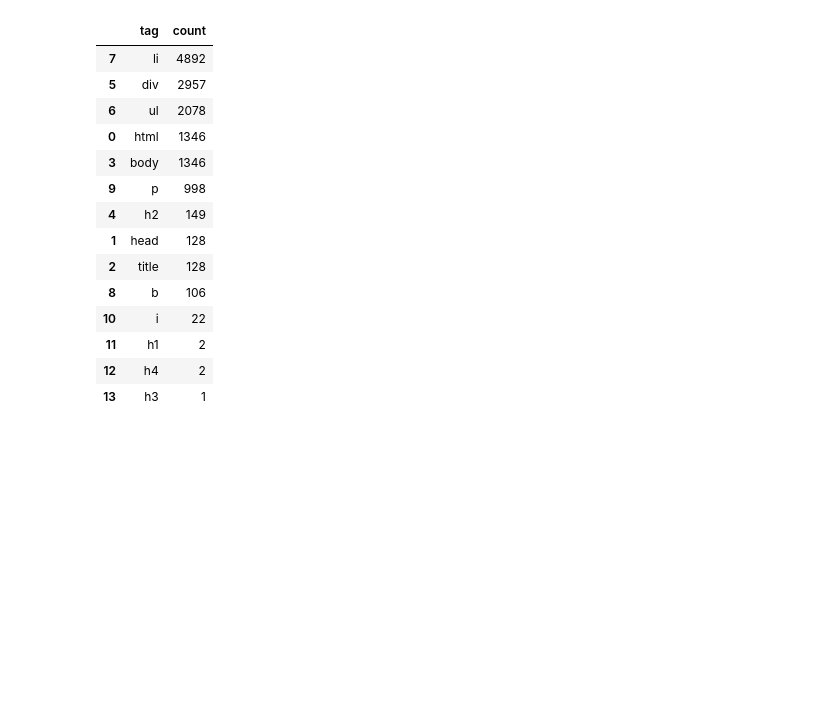
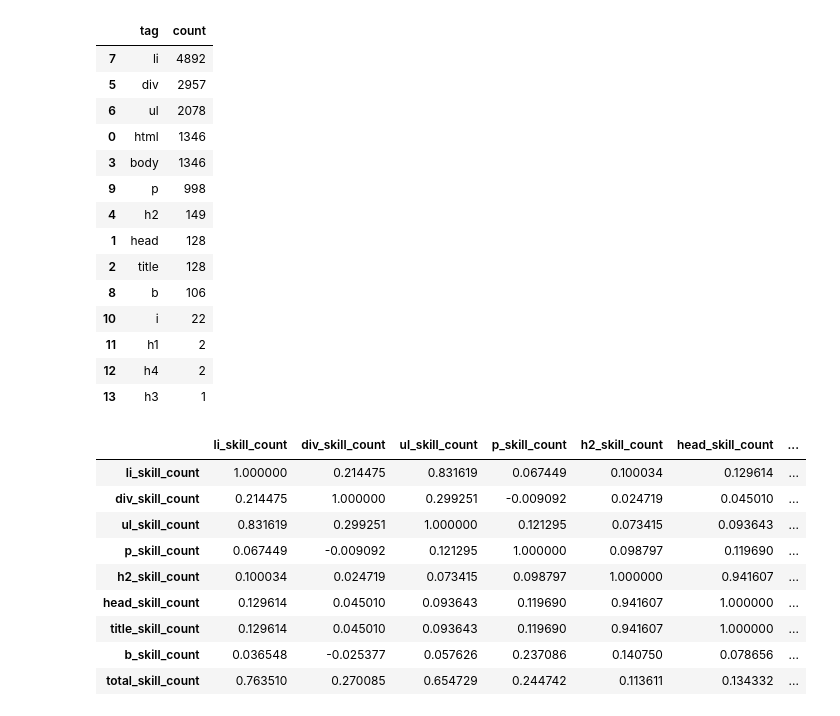
Before and after one commit to yuchild/magnimind_projects, a Jupyter notebook: resume_nlp.ipynb, the cells around one changed output. Drawn from its saved outputs; the diff is of its cells as text; code cells hidden in the pictures; blank space fills up the shorter version.

Commit message:
Updated 2025-03-22 Tags where skills are located

```diff
--- a/resume_nlp.ipynb
+++ b/resume_nlp.ipynb
@@ -111,4 +116,81 @@ df_skill_tags
 | 11 | h1 | 2 |
 | 12 | h4 | 2 |
 | 13 | h3 | 1 |
+# %%
+tags_of_interest = ["li", "div", "ul", "p", "h2", "head", "title", "b"]
+
+# Initialize columns (set them to 0 for starters)
+for t in tags_of_interest:
+    col_name = f"{t}_skill_count"
+    df_jobs[col_name] = 0
+
+# Also track total skill mentions in entire doc
+df_jobs["total_skill_count"] = 0
+
+# Directory with HTML job postings
+job_postings_dir = "./data/job_postings"
+
+def count_skills_in_text(text, skill_list):
+    """
+    Given a piece of text, return how many skill keywords appear.
+    We count each skill presence once, even if it appears multiple times.
+    If you want to count duplicates, you'd do something more thorough.
+    """
+    text_lower = text.lower()
+    count = 0
+    for skill in skill_list:
+        if skill in text_lower:
+            count += 1
+    return count
+
+# Iterate through df_jobs
+for idx, row in df_jobs.iterrows():
+    filename = row["filename"]
+    file_path = os.path.join(job_postings_dir, filename)
+
+    # Open and parse the HTML
+    try:
+        with open(file_path, 'r', encoding='utf-8') as f:
+            html_content = f.read()
+        soup = BeautifulSoup(html_content, "html.parser")
+    except FileNotFoundError:
+        # If the file doesn't exist or there's an error, skip
+        continue
+
+    # Track a total skill count across entire doc
+    total_skills_in_doc = count_skills_in_text(soup.get_text(separator=' ', strip=True), skill_keywords)
+    df_jobs.loc[idx, "total_skill_count"] = total_skills_in_doc
+
+    # Now, for each tag_of_interest, find all tags and sum skill counts
+    for t in tags_of_interest:
+        skill_count_for_tag = 0
+
+        # find_all(...) gets all occurrences of that tag
+        tags_found = soup.find_all(t)
+
+        # Sum up how many skill keywords are present in each tag's text
+        for tag_element in tags_found:
+            tag_text = tag_element.get_text(separator=' ', strip=True)
+            # Either increment by 1 for each skill found
+            # or do a cumulative sum if you want to count duplicates
+            skill_count_for_tag += count_skills_in_text(tag_text, skill_keywords)
+
+        col_name = f"{t}_skill_count"
+        df_jobs.loc[idx, col_name] = skill_count_for_tag
+
+
+tag_columns = [f"{t}_skill_count" for t in tags_of_interest]
+corr_matrix = df_jobs[tag_columns + ["total_skill_count"]].corr()
+corr_matrix
+# %% [output]
+|  | li_skill_count | div_skill_count | ul_skill_count | p_skill_count | h2_skill_count | head_skill_count | ... |
+| li_skill_count | 1.000000 | 0.214475 | 0.831619 | 0.067449 | 0.100034 | 0.129614 | ... |
+| div_skill_count | 0.214475 | 1.000000 | 0.299251 | -0.009092 | 0.024719 | 0.045010 | ... |
+| ul_skill_count | 0.831619 | 0.299251 | 1.000000 | 0.121295 | 0.073415 | 0.093643 | ... |
+| p_skill_count | 0.067449 | -0.009092 | 0.121295 | 1.000000 | 0.098797 | 0.119690 | ... |
+| h2_skill_count | 0.100034 | 0.024719 | 0.073415 | 0.098797 | 1.000000 | 0.941607 | ... |
+| head_skill_count | 0.129614 | 0.045010 | 0.093643 | 0.119690 | 0.941607 | 1.000000 | ... |
+| title_skill_count | 0.129614 | 0.045010 | 0.093643 | 0.119690 | 0.941607 | 1.000000 | ... |
+| b_skill_count | 0.036548 | -0.025377 | 0.057626 | 0.237086 | 0.140750 | 0.078656 | ... |
+| total_skill_count | 0.763510 | 0.270085 | 0.654729 | 0.244742 | 0.113611 | 0.134332 | ... |
 # %%
```
Also changed, not shown: parts of 9 cells of this notebook.
